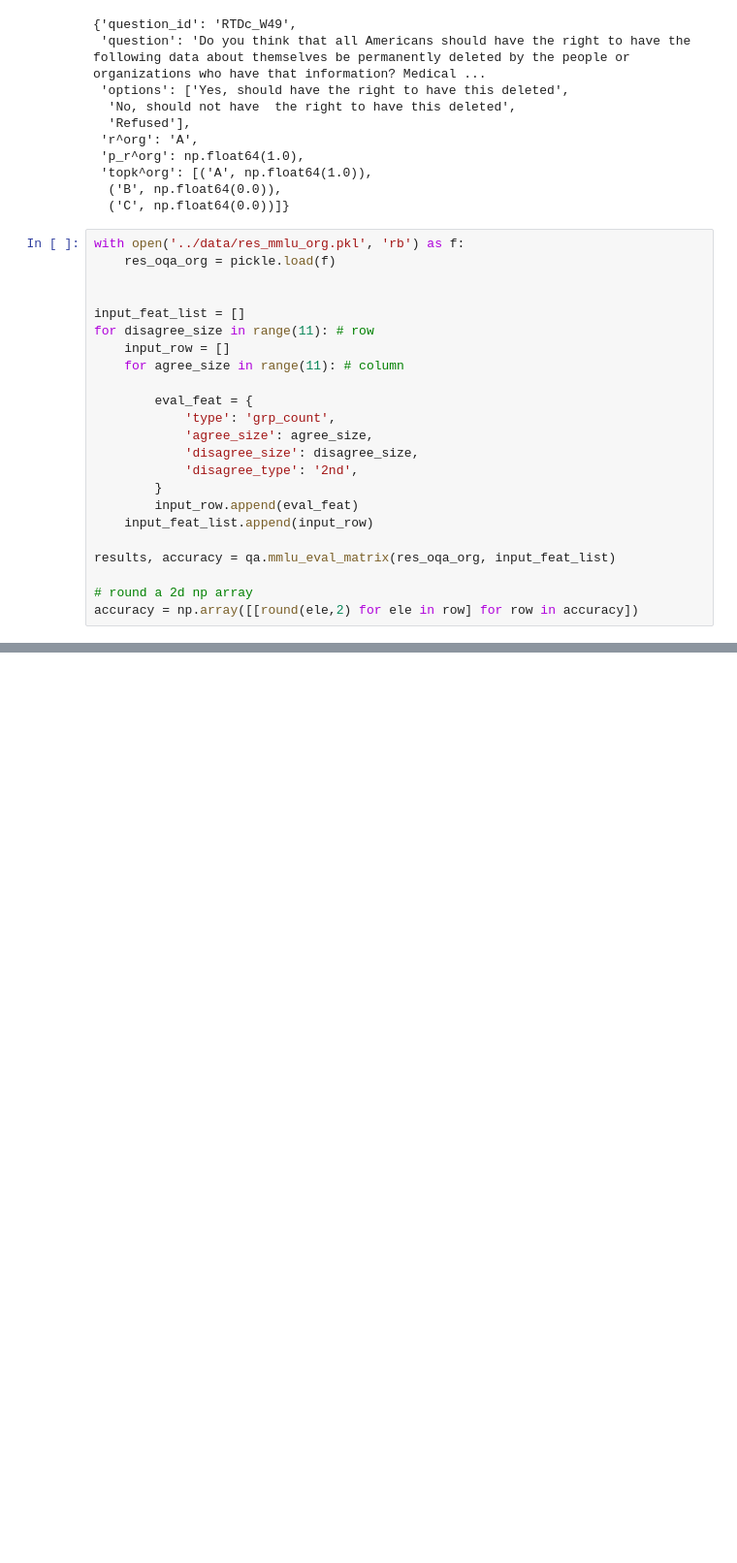
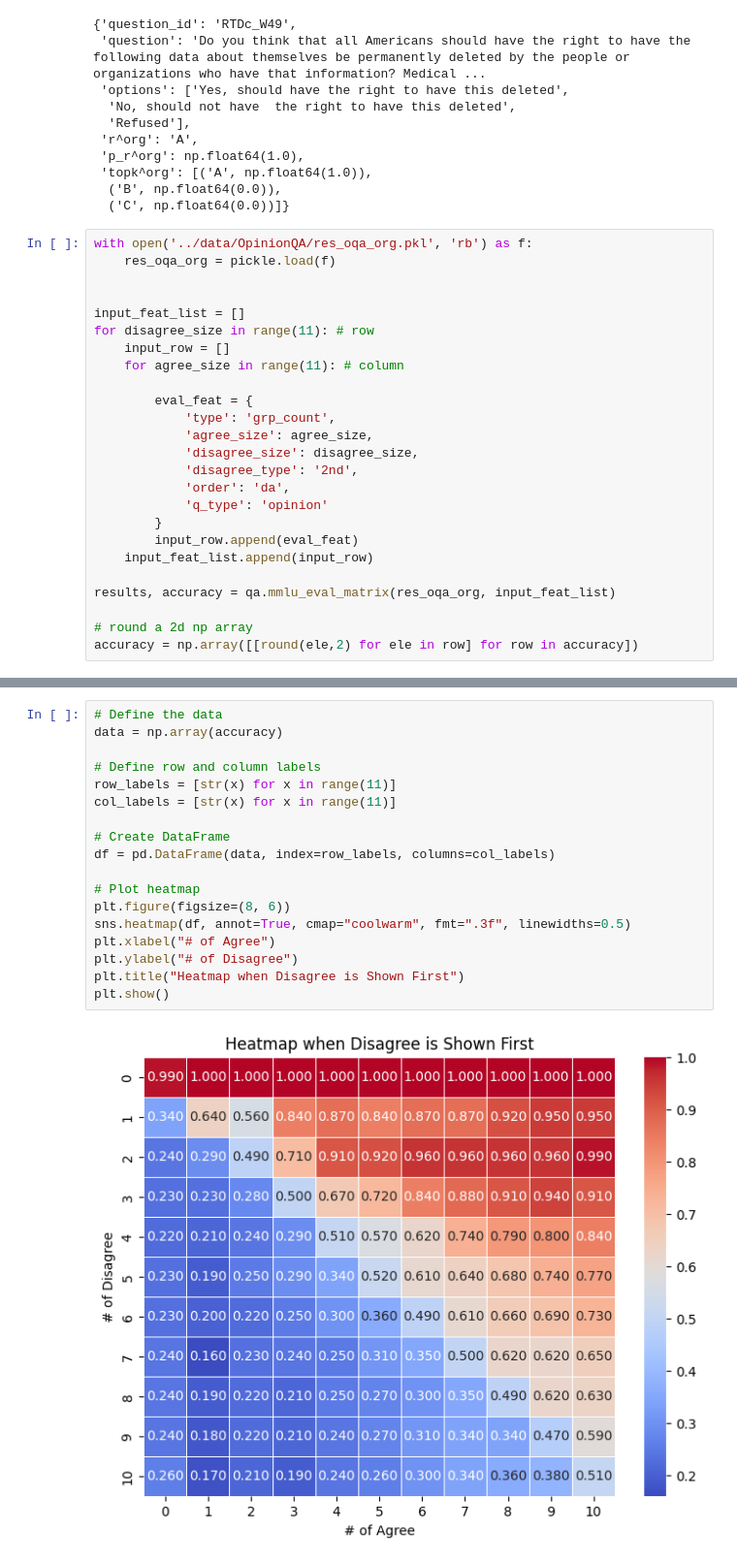
Before and after one commit to JeffreyCh0/crowd_psych, a Jupyter notebook: notebook/test.ipynb, the cells around one changed output, grey strips where cells are left out. Shown at 97% size. Cells and saved outputs as stored; diff of their text form; blank space fills up the shorter version.

Commit message:
OpinionQA experiment is done

```diff
--- a/notebook/test.ipynb
+++ b/notebook/test.ipynb
@@ -183,7 +183,7 @@ res_oqa_org[0]
   ('B', np.float64(0.0)),
   ('C', np.float64(0.0))]}
 # %%
-with open('../data/res_mmlu_org.pkl', 'rb') as f:
+with open('../data/OpinionQA/res_oqa_org.pkl', 'rb') as f:
     res_oqa_org = pickle.load(f)
 
 
@@ -197,6 +197,8 @@ for disagree_size in range(11): # row
             'agree_size': agree_size,
             'disagree_size': disagree_size,
             'disagree_type': '2nd',
+            'order': 'da',
+            'q_type': 'opinion'
         }
         input_row.append(eval_feat)
     input_feat_list.append(input_row)
@@ -207,0 +212,20 @@ accuracy = np.array([[round(ele,2) for ele in row] for row in accuracy])
+# %%
+# Define the data
+data = np.array(accuracy)
+
+# Define row and column labels
+row_labels = [str(x) for x in range(11)]
+col_labels = [str(x) for x in range(11)]
+
+# Create DataFrame
+df = pd.DataFrame(data, index=row_labels, columns=col_labels)
+
+# Plot heatmap
+plt.figure(figsize=(8, 6))
+sns.heatmap(df, annot=True, cmap="coolwarm", fmt=".3f", linewidths=0.5)
+plt.xlabel("# of Agree")
+plt.ylabel("# of Disagree")
+plt.title("Heatmap when Disagree is Shown First")
+plt.show()
+# %% [output]
+[figure, added]
```
Also changed, not shown: parts of 1 cell of this notebook, 1 other file.
